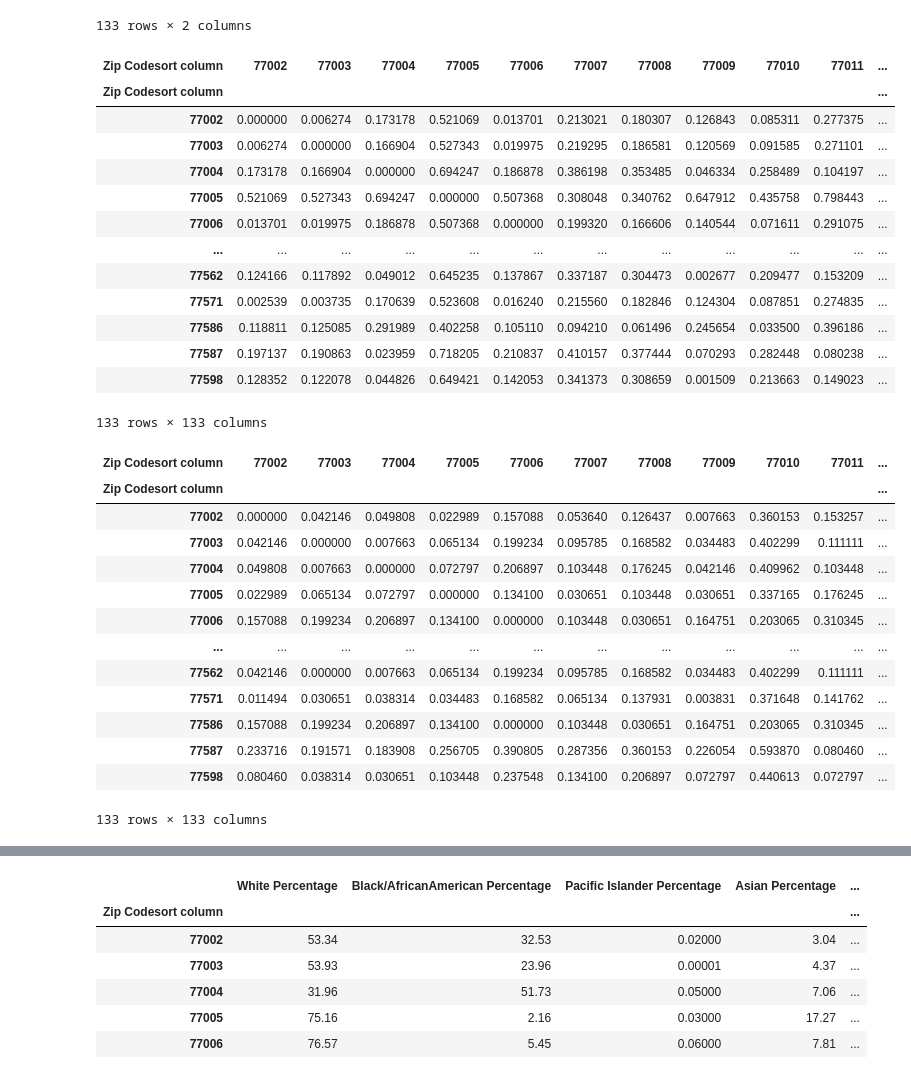
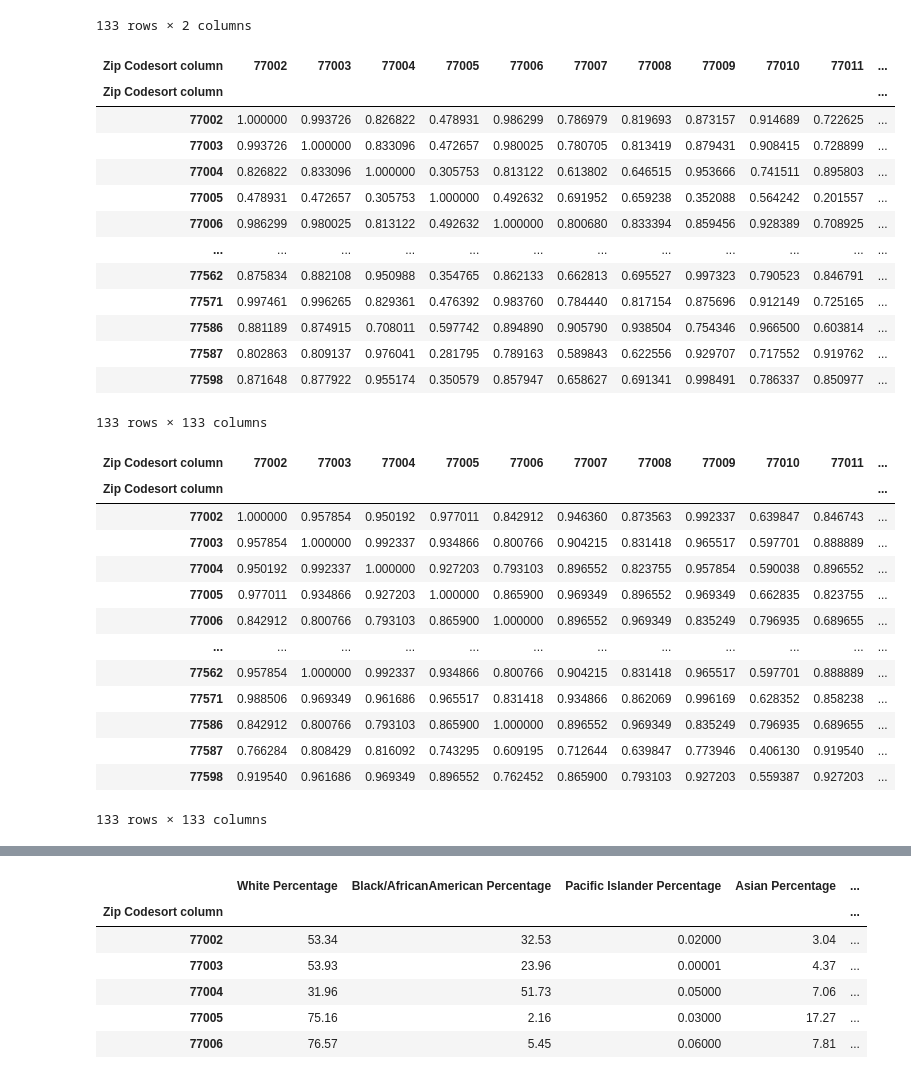
Before and after one commit to ywiamnog/Datathon-2023, a Jupyter notebook: comparing_precincts_by_income_age_race.ipynb, the cells around one changed output, grey strips where cells are left out. Cells and saved outputs as stored; diff of their text form; code cells hidden in the pictures.

```diff
--- a/comparing_precincts_by_income_age_race.ipynb
+++ b/comparing_precincts_by_income_age_race.ipynb
@@ -37,42 +37,42 @@ income_age_data
 # %%
 import re
 
 # Create matrix where every entry is the absolute difference in med household income in precinct
 incomes = pd.DataFrame(columns=income_age_data.index, index=income_age_data.index)
 max_income_diff = 0 # keep track of max diff for normalization purposes later on
 for zipcode2 in incomes.columns:
     for zipcode1 in incomes.index:
         med_income1_str = income_age_data.loc[zipcode1, "Median Household Income"]
         med_income2_str = income_age_data.loc[zipcode2, "Median Household Income"]
         # remove non-numeric vals from med_income1 and med_income2
         med_income1 = re.sub('[^0-9]','', med_income1_str)
         med_income2 = re.sub('[^0-9]','', med_income2_str)
 
         incomes.loc[zipcode1, zipcode2] = abs(float(med_income1) - float(med_income2))
         max_income_diff = max(max_income_diff, abs(float(med_income1) - float(med_income2)))
     # cast to floats
     incomes[zipcode2] = pd.to_numeric(incomes[zipcode2])
 
 # Normalize incomes matrix
 for zipcode1 in incomes.index:
     for zipcode2 in incomes.columns:
-        incomes.loc[zipcode1, zipcode2] /= max_income_diff
+        incomes.loc[zipcode1, zipcode2] = 1 - incomes.loc[zipcode1, zipcode2] / max_income_diff
 
 incomes
 # %% [output]
 | Zip Codesort column | 77002 | 77003 | 77004 | 77005 | 77006 | 77007 | 77008 | 77009 | 77010 | 77011 | ... |
 | Zip Codesort column |  |  |  |  |  |  |  |  |  |  | ... |
-| 77002 | 0.000000 | 0.006274 | 0.173178 | 0.521069 | 0.013701 | 0.213021 | 0.180307 | 0.126843 | 0.085311 | 0.277375 | ... |
-| 77003 | 0.006274 | 0.000000 | 0.166904 | 0.527343 | 0.019975 | 0.219295 | 0.186581 | 0.120569 | 0.091585 | 0.271101 | ... |
-| 77004 | 0.173178 | 0.166904 | 0.000000 | 0.694247 | 0.186878 | 0.386198 | 0.353485 | 0.046334 | 0.258489 | 0.104197 | ... |
-| 77005 | 0.521069 | 0.527343 | 0.694247 | 0.000000 | 0.507368 | 0.308048 | 0.340762 | 0.647912 | 0.435758 | 0.798443 | ... |
-| 77006 | 0.013701 | 0.019975 | 0.186878 | 0.507368 | 0.000000 | 0.199320 | 0.166606 | 0.140544 | 0.071611 | 0.291075 | ... |
+| 77002 | 1.000000 | 0.993726 | 0.826822 | 0.478931 | 0.986299 | 0.786979 | 0.819693 | 0.873157 | 0.914689 | 0.722625 | ... |
+| 77003 | 0.993726 | 1.000000 | 0.833096 | 0.472657 | 0.980025 | 0.780705 | 0.813419 | 0.879431 | 0.908415 | 0.728899 | ... |
+| 77004 | 0.826822 | 0.833096 | 1.000000 | 0.305753 | 0.813122 | 0.613802 | 0.646515 | 0.953666 | 0.741511 | 0.895803 | ... |
+| 77005 | 0.478931 | 0.472657 | 0.305753 | 1.000000 | 0.492632 | 0.691952 | 0.659238 | 0.352088 | 0.564242 | 0.201557 | ... |
+| 77006 | 0.986299 | 0.980025 | 0.813122 | 0.492632 | 1.000000 | 0.800680 | 0.833394 | 0.859456 | 0.928389 | 0.708925 | ... |
 | ... | ... | ... | ... | ... | ... | ... | ... | ... | ... | ... | ... |
-| 77562 | 0.124166 | 0.117892 | 0.049012 | 0.645235 | 0.137867 | 0.337187 | 0.304473 | 0.002677 | 0.209477 | 0.153209 | ... |
-| 77571 | 0.002539 | 0.003735 | 0.170639 | 0.523608 | 0.016240 | 0.215560 | 0.182846 | 0.124304 | 0.087851 | 0.274835 | ... |
-| 77586 | 0.118811 | 0.125085 | 0.291989 | 0.402258 | 0.105110 | 0.094210 | 0.061496 | 0.245654 | 0.033500 | 0.396186 | ... |
-| 77587 | 0.197137 | 0.190863 | 0.023959 | 0.718205 | 0.210837 | 0.410157 | 0.377444 | 0.070293 | 0.282448 | 0.080238 | ... |
-| 77598 | 0.128352 | 0.122078 | 0.044826 | 0.649421 | 0.142053 | 0.341373 | 0.308659 | 0.001509 | 0.213663 | 0.149023 | ... |
+| 77562 | 0.875834 | 0.882108 | 0.950988 | 0.354765 | 0.862133 | 0.662813 | 0.695527 | 0.997323 | 0.790523 | 0.846791 | ... |
+| 77571 | 0.997461 | 0.996265 | 0.829361 | 0.476392 | 0.983760 | 0.784440 | 0.817154 | 0.875696 | 0.912149 | 0.725165 | ... |
+| 77586 | 0.881189 | 0.874915 | 0.708011 | 0.597742 | 0.894890 | 0.905790 | 0.938504 | 0.754346 | 0.966500 | 0.603814 | ... |
+| 77587 | 0.802863 | 0.809137 | 0.976041 | 0.281795 | 0.789163 | 0.589843 | 0.622556 | 0.929707 | 0.717552 | 0.919762 | ... |
+| 77598 | 0.871648 | 0.877922 | 0.955174 | 0.350579 | 0.857947 | 0.658627 | 0.691341 | 0.998491 | 0.786337 | 0.850977 | ... |
 133 rows × 133 columns
 # %%
 # Create matrix where every entry is the absolute difference in med age in precinct
@@ -90,22 +90,22 @@ for zipcode2 in ages.columns:
 # Normalize ages matrix
 for zipcode1 in ages.index:
     for zipcode2 in ages.columns:
-        ages.loc[zipcode1, zipcode2] /= max_age_diff
+        ages.loc[zipcode1, zipcode2] = 1 - ages.loc[zipcode1, zipcode2] / max_age_diff
 ages
 # %% [output]
 | Zip Codesort column | 77002 | 77003 | 77004 | 77005 | 77006 | 77007 | 77008 | 77009 | 77010 | 77011 | ... |
 | Zip Codesort column |  |  |  |  |  |  |  |  |  |  | ... |
-| 77002 | 0.000000 | 0.042146 | 0.049808 | 0.022989 | 0.157088 | 0.053640 | 0.126437 | 0.007663 | 0.360153 | 0.153257 | ... |
-| 77003 | 0.042146 | 0.000000 | 0.007663 | 0.065134 | 0.199234 | 0.095785 | 0.168582 | 0.034483 | 0.402299 | 0.111111 | ... |
-| 77004 | 0.049808 | 0.007663 | 0.000000 | 0.072797 | 0.206897 | 0.103448 | 0.176245 | 0.042146 | 0.409962 | 0.103448 | ... |
-| 77005 | 0.022989 | 0.065134 | 0.072797 | 0.000000 | 0.134100 | 0.030651 | 0.103448 | 0.030651 | 0.337165 | 0.176245 | ... |
-| 77006 | 0.157088 | 0.199234 | 0.206897 | 0.134100 | 0.000000 | 0.103448 | 0.030651 | 0.164751 | 0.203065 | 0.310345 | ... |
+| 77002 | 1.000000 | 0.957854 | 0.950192 | 0.977011 | 0.842912 | 0.946360 | 0.873563 | 0.992337 | 0.639847 | 0.846743 | ... |
+| 77003 | 0.957854 | 1.000000 | 0.992337 | 0.934866 | 0.800766 | 0.904215 | 0.831418 | 0.965517 | 0.597701 | 0.888889 | ... |
+| 77004 | 0.950192 | 0.992337 | 1.000000 | 0.927203 | 0.793103 | 0.896552 | 0.823755 | 0.957854 | 0.590038 | 0.896552 | ... |
+| 77005 | 0.977011 | 0.934866 | 0.927203 | 1.000000 | 0.865900 | 0.969349 | 0.896552 | 0.969349 | 0.662835 | 0.823755 | ... |
+| 77006 | 0.842912 | 0.800766 | 0.793103 | 0.865900 | 1.000000 | 0.896552 | 0.969349 | 0.835249 | 0.796935 | 0.689655 | ... |
 | ... | ... | ... | ... | ... | ... | ... | ... | ... | ... | ... | ... |
-| 77562 | 0.042146 | 0.000000 | 0.007663 | 0.065134 | 0.199234 | 0.095785 | 0.168582 | 0.034483 | 0.402299 | 0.111111 | ... |
-| 77571 | 0.011494 | 0.030651 | 0.038314 | 0.034483 | 0.168582 | 0.065134 | 0.137931 | 0.003831 | 0.371648 | 0.141762 | ... |
-| 77586 | 0.157088 | 0.199234 | 0.206897 | 0.134100 | 0.000000 | 0.103448 | 0.030651 | 0.164751 | 0.203065 | 0.310345 | ... |
-| 77587 | 0.233716 | 0.191571 | 0.183908 | 0.256705 | 0.390805 | 0.287356 | 0.360153 | 0.226054 | 0.593870 | 0.080460 | ... |
-| 77598 | 0.080460 | 0.038314 | 0.030651 | 0.103448 | 0.237548 | 0.134100 | 0.206897 | 0.072797 | 0.440613 | 0.072797 | ... |
+| 77562 | 0.957854 | 1.000000 | 0.992337 | 0.934866 | 0.800766 | 0.904215 | 0.831418 | 0.965517 | 0.597701 | 0.888889 | ... |
+| 77571 | 0.988506 | 0.969349 | 0.961686 | 0.965517 | 0.831418 | 0.934866 | 0.862069 | 0.996169 | 0.628352 | 0.858238 | ... |
+| 77586 | 0.842912 | 0.800766 | 0.793103 | 0.865900 | 1.000000 | 0.896552 | 0.969349 | 0.835249 | 0.796935 | 0.689655 | ... |
+| 77587 | 0.766284 | 0.808429 | 0.816092 | 0.743295 | 0.609195 | 0.712644 | 0.639847 | 0.773946 | 0.406130 | 0.919540 | ... |
+| 77598 | 0.919540 | 0.961686 | 0.969349 | 0.896552 | 0.762452 | 0.865900 | 0.793103 | 0.927203 | 0.559387 | 0.927203 | ... |
 133 rows × 133 columns
 # %%
 # make side-by-side heat map of med household income and med age
```
Also changed, not shown: parts of 6 cells of this notebook, 1 other file.
